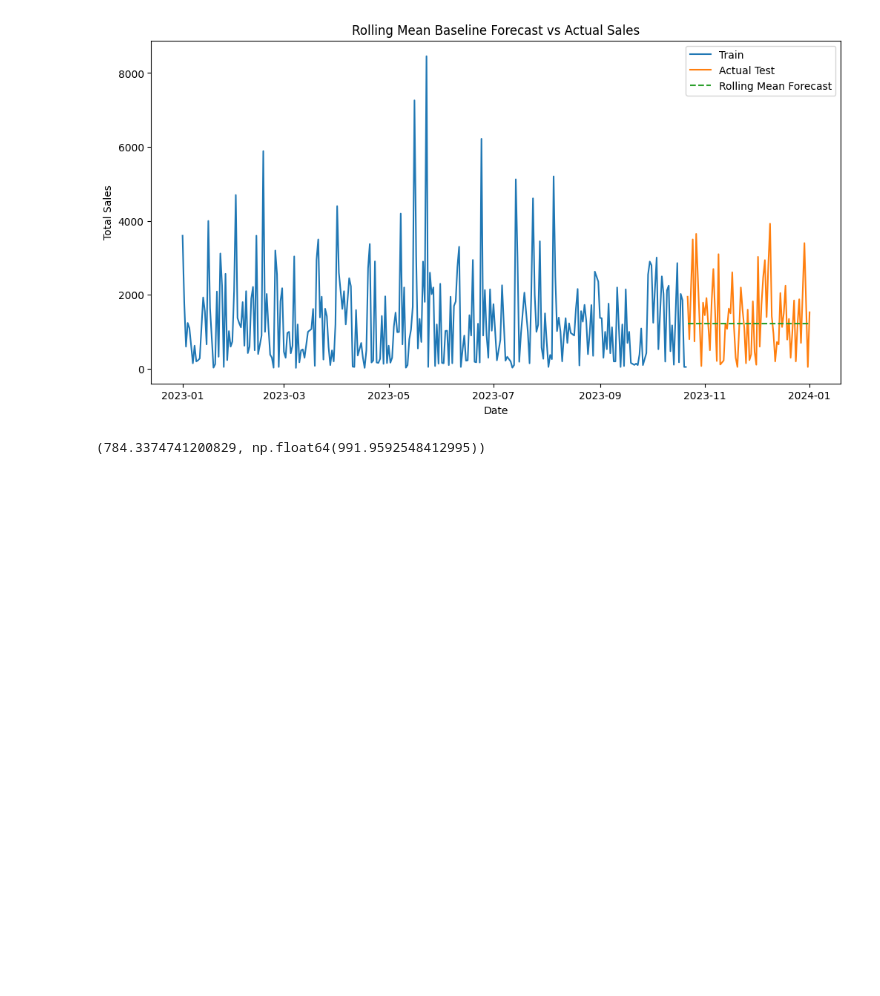
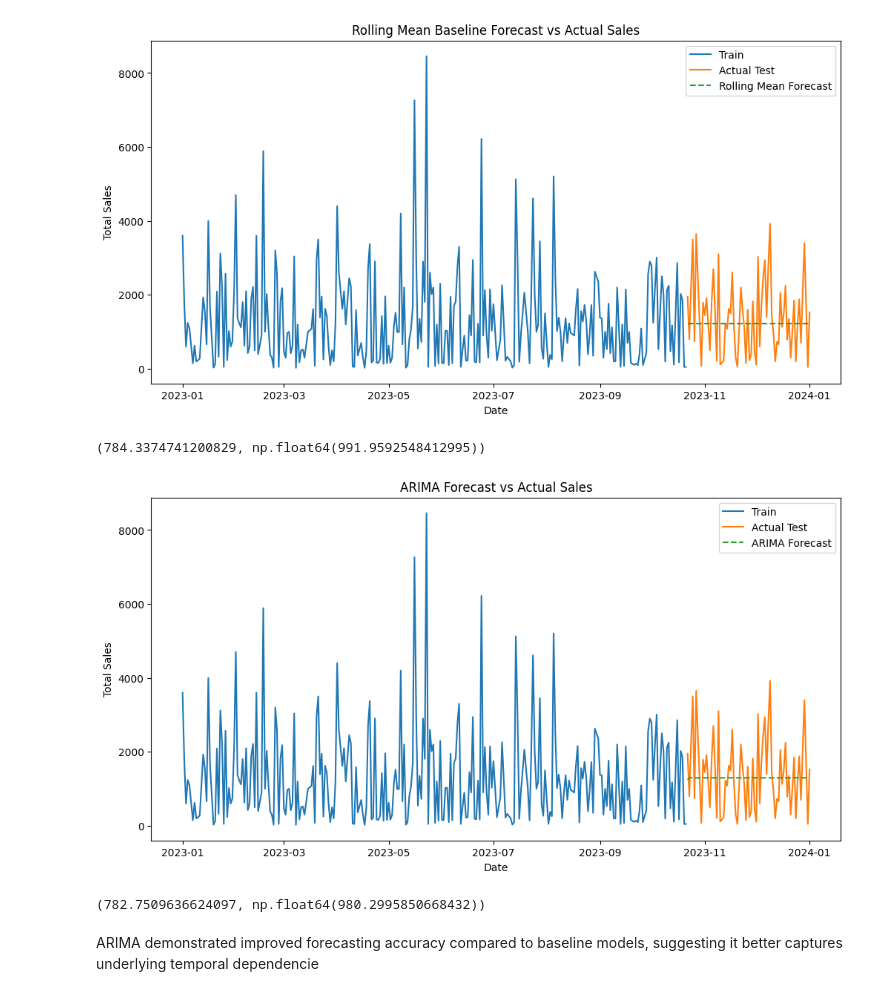
Before and after one commit to 0sinach1/data-and-ai-portfolio, a Jupyter notebook: 2026/2026-03-sales-forecasting/notebooks/forecatsing-analysis.ipynb, the cells around one changed output. Saved outputs shown, nothing was run; the diff lists cells and outputs as text; code cells hidden in the pictures; blank space fills up the shorter version.

Commit message:
ARIMA Forecast

```diff
--- a/2026/2026-03-sales-forecasting/notebooks/forecatsing-analysis.ipynb
+++ b/2026/2026-03-sales-forecasting/notebooks/forecatsing-analysis.ipynb
@@ -194,3 +194,31 @@ rmse_rm = np.sqrt(mean_squared_error(test['Total_Amount'], test['Rolling_Forecas
 mae_rm, rmse_rm
 # %% [output]
 (784.3374741200829, np.float64(991.9592548412995))
+# %%
+from statsmodels.tsa.arima.model import ARIMA
+
+model = ARIMA(train['Total_Amount'], order=(1,1,1))
+model_fit = model.fit()
+
+forecast = model_fit.forecast(steps=len(test))
+# %%
+plt.figure(figsize=(12,6))
+plt.plot(train.index, train['Total_Amount'], label='Train')
+plt.plot(test.index, test['Total_Amount'], label='Actual Test')
+plt.plot(test.index, forecast, label='ARIMA Forecast', linestyle='--')
+plt.title("ARIMA Forecast vs Actual Sales")
+plt.xlabel("Date")
+plt.ylabel("Total Sales")
+plt.legend()
+plt.show()
+# %% [output]
+[figure, added]
+# %%
+mae_arima = mean_absolute_error(test['Total_Amount'], forecast)
+rmse_arima = np.sqrt(mean_squared_error(test['Total_Amount'], forecast))
+
+mae_arima, rmse_arima
+# %% [output]
+(782.7509636624097, np.float64(980.2995850668432))
+# %% [markdown]
+ARIMA demonstrated improved forecasting accuracy compared to baseline models, suggesting it better captures underlying temporal dependencie
```
